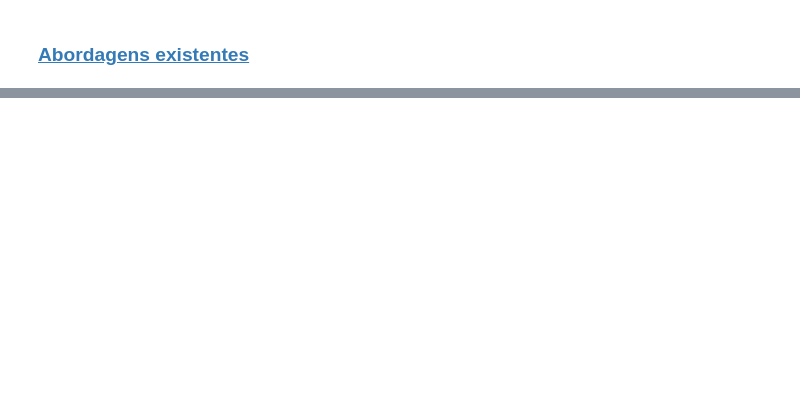
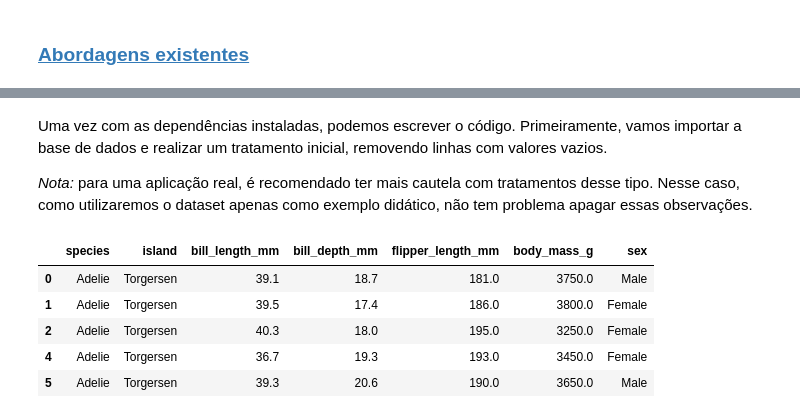
Before and after one commit to Gabriel-Oli-Paiva/biblioteca_real, a Jupyter notebook: Aprendizado de Máquina/UMAP/T26 - Filipi Martins/notebooks/00 - Visão Geral.ipynb, the cells around one changed output, grey strips where cells are left out. Cells and saved outputs as stored; diff of their text form; code cells hidden in the pictures; blank space fills up the shorter version.

```diff
--- a/Aprendizado de Máquina/UMAP/T26 - Filipi Martins/notebooks/00 - Visão Geral.ipynb
+++ b/Aprendizado de Máquina/UMAP/T26 - Filipi Martins/notebooks/00 - Visão Geral.ipynb
@@ -129,0 +257,4 @@ plt.show()
+# %% [markdown]
+Uma vez com as dependências instaladas, podemos escrever o código. Primeiramente, vamos importar a base de dados e realizar um tratamento inicial, removendo linhas com valores vazios.
+
+*Nota:* para uma aplicação real, é recomendado ter mais cautela com tratamentos desse tipo. Nesse caso, como utilizaremos o dataset apenas como exemplo didático, não tem problema apagar essas observações.
@@ -129,0 +263,11 @@ plt.show()
+# %%
+penguins = sns.load_dataset("penguins")
+penguins = penguins.dropna(axis=0)
+penguins.head()
+# %% [output]
+|  | species | island | bill_length_mm | bill_depth_mm | flipper_length_mm | body_mass_g | sex |
+| 0 | Adelie | Torgersen | 39.1 | 18.7 | 181.0 | 3750.0 | Male |
+| 1 | Adelie | Torgersen | 39.5 | 17.4 | 186.0 | 3800.0 | Female |
+| 2 | Adelie | Torgersen | 40.3 | 18.0 | 195.0 | 3250.0 | Female |
+| 4 | Adelie | Torgersen | 36.7 | 19.3 | 193.0 | 3450.0 | Female |
+| 5 | Adelie | Torgersen | 39.3 | 20.6 | 190.0 | 3650.0 | Male |
```
Also changed, not shown: parts of 37 cells of this notebook, 5 other files.
